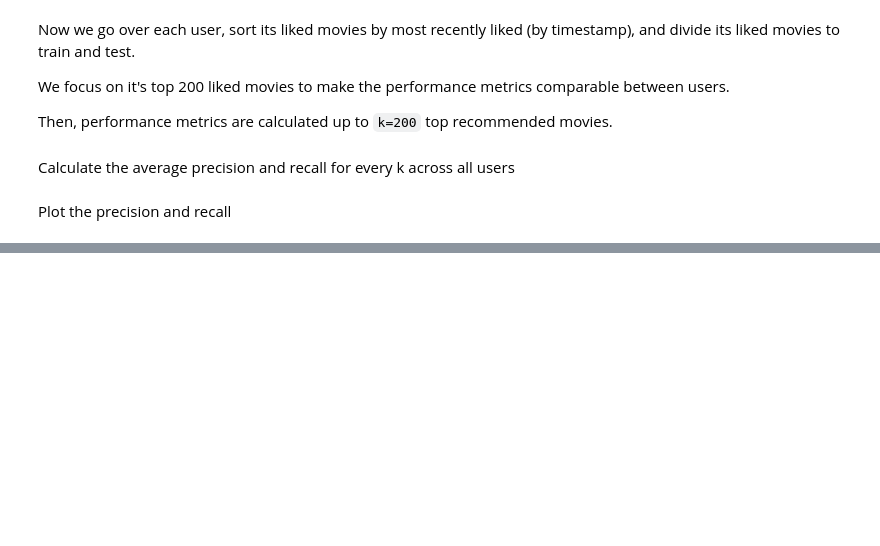
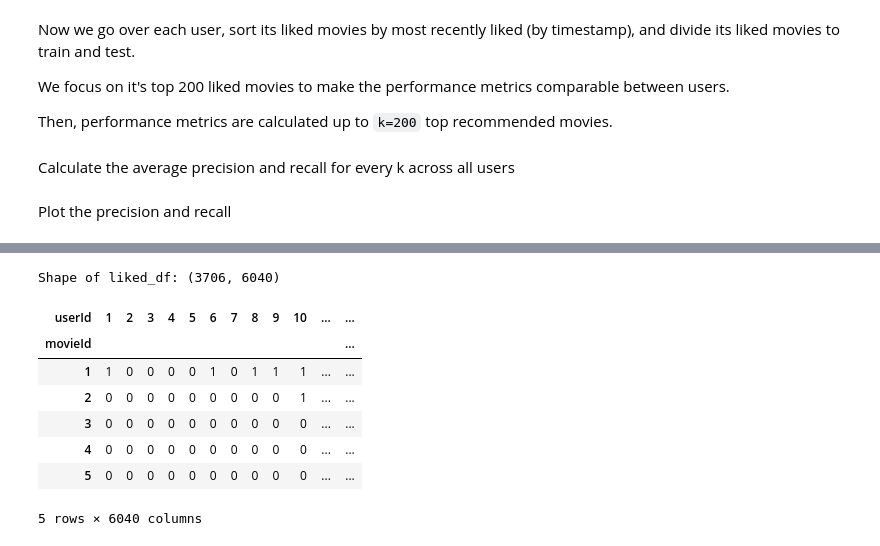
Before and after one commit to tomhait/infinitylabs, a Jupyter notebook: python/Recommender_0/part_0.ipynb, the cells around one changed output, grey strips where cells are left out. Cells and saved outputs as stored; diff of their text form; code cells hidden in the pictures; blank space fills up the shorter version.

```diff
--- a/python/Recommender_0/part_0.ipynb
+++ b/python/Recommender_0/part_0.ipynb
@@ -429,0 +432,4 @@ Providing a larger dataset with more users can improve the recommendation system
+# %%
+path = kagglehub.dataset_download("odedgolden/movielens-1m-dataset")
+
+print("Path to dataset files:", path)
@@ -429,0 +439,9 @@ Providing a larger dataset with more users can improve the recommendation system
+# %%
+path = path + "/"
+with open(path + "README", 'r', encoding='utf-8') as file:
+            content = file.read()
+print(content)
+# %%
+rating = pd.read_csv(path + "ratings.dat", sep="::", encoding='latin1', header=None, names=['userId', 'movieId', 'rating', 'timestamp'], engine='python')
+users = pd.read_csv(path + "users.dat", sep="::", encoding='latin1', header=None, names=['userId', 'gender', 'age', 'occupation', 'zipcode'], engine='python')
+movies = pd.read_csv(path + "movies.dat", sep="::", encoding='latin1', header=None, names=['movieId', 'title', 'genres'], engine='python')
@@ -429,0 +485,4 @@ Providing a larger dataset with more users can improve the recommendation system
+# %%
+rating_pivot = rating.pivot_table(index='movieId', columns='userId', values='rating').fillna(0)
+print('Shape of ratings pivot table:', rating_pivot.shape)
+print(rating_pivot.head())
@@ -429,0 +508,16 @@ Providing a larger dataset with more users can improve the recommendation system
+# %%
+like_th = 3.5
+liked_df = (rating_pivot >= like_th).astype(int)
+
+print('Shape of liked_df:', liked_df.shape)
+display(liked_df.head())
+# %% [output]
+Shape of liked_df: (3706, 6040)
+| userId | 1 | 2 | 3 | 4 | 5 | 6 | 7 | 8 | 9 | 10 | ... | ... |
+| movieId |  |  |  |  |  |  |  |  |  |  |  | ... |
+| 1 | 1 | 0 | 0 | 0 | 0 | 1 | 0 | 1 | 1 | 1 | ... | ... |
+| 2 | 0 | 0 | 0 | 0 | 0 | 0 | 0 | 0 | 0 | 1 | ... | ... |
+| 3 | 0 | 0 | 0 | 0 | 0 | 0 | 0 | 0 | 0 | 0 | ... | ... |
+| 4 | 0 | 0 | 0 | 0 | 0 | 0 | 0 | 0 | 0 | 0 | ... | ... |
+| 5 | 0 | 0 | 0 | 0 | 0 | 0 | 0 | 0 | 0 | 0 | ... | ... |
+5 rows × 6040 columns
```
Also changed, not shown: parts of 15 cells of this notebook.
